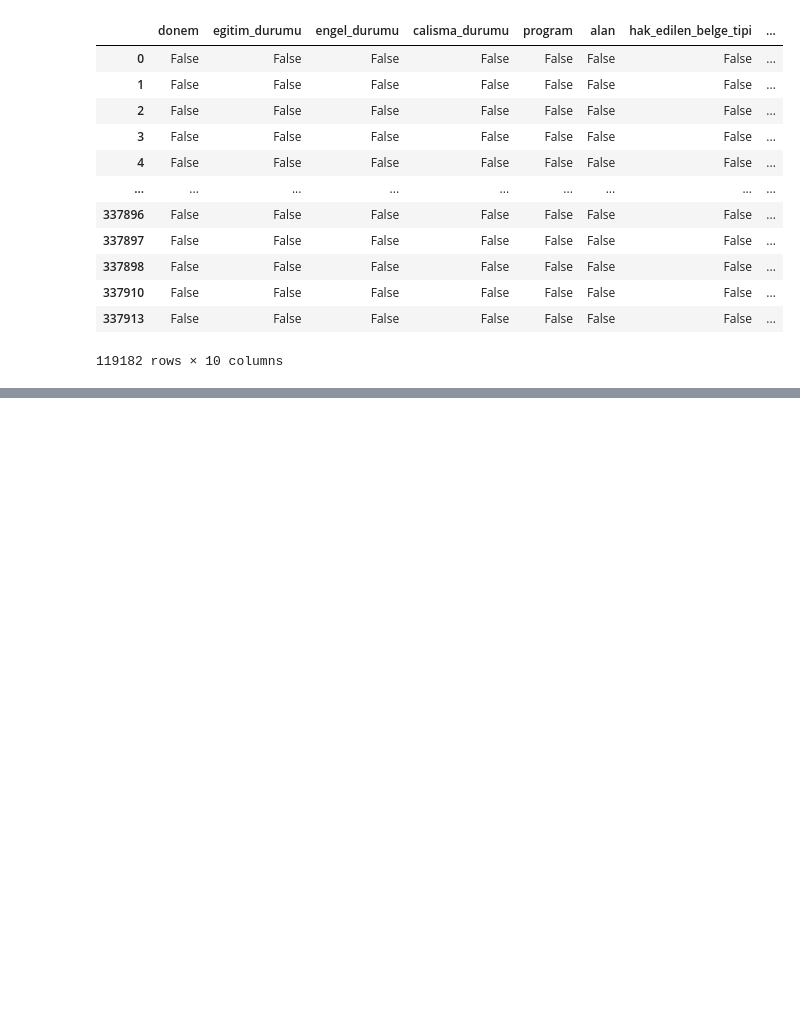
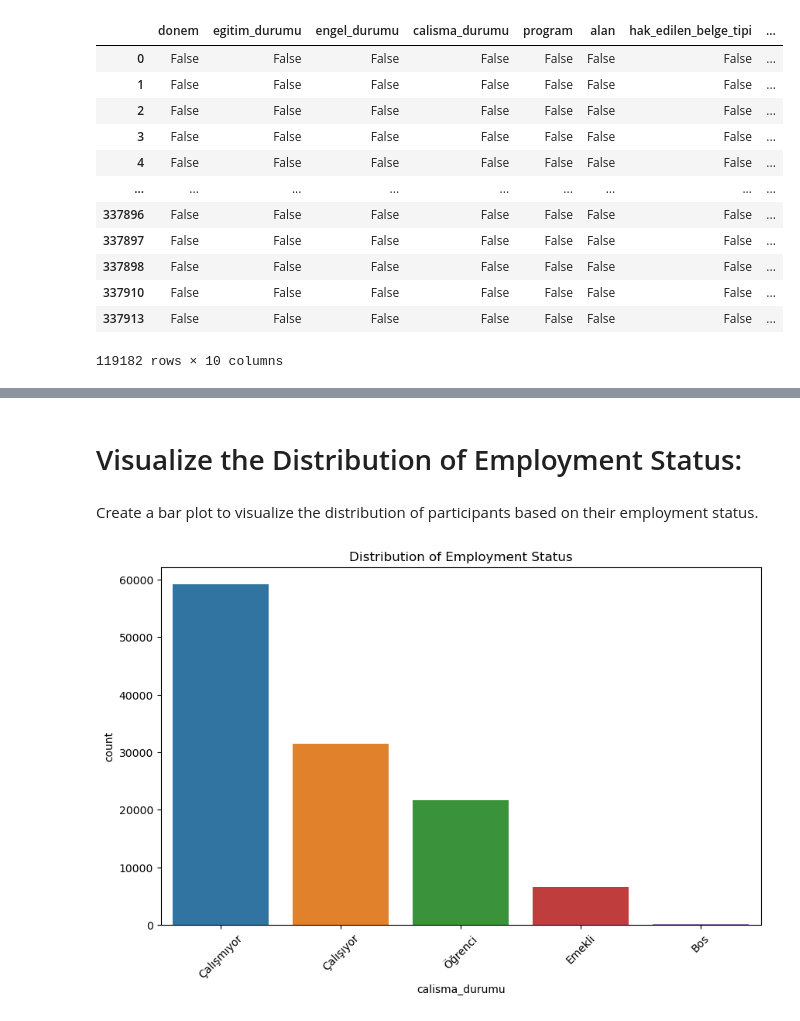
Before and after one commit to shbnm93/Data-Analysis-Projects, a Jupyter notebook: ismek/ismek.ipynb, the cells around one changed output, grey strips where cells are left out. Cells and saved outputs as stored; diff of their text form; code cells hidden in the pictures; blank space fills up the shorter version.

```diff
--- a/ismek/ismek.ipynb
+++ b/ismek/ismek.ipynb
@@ -93,0 +160,13 @@ df
+# %% [markdown]
+# Visualize the Distribution of Employment Status:
+# %% [markdown]
+Create a bar plot to visualize the distribution of participants based on their employment status.
+# %%
+# Visualize the distribution of employment status
+plt.figure(figsize=(10, 6))
+sns.countplot(data=df, x='calisma_durumu')
+plt.title("Distribution of Employment Status")
+plt.xticks(rotation=45)
+plt.show()
+# %% [output]
+[figure, added]
```
Also changed, not shown: parts of 9 cells of this notebook.
